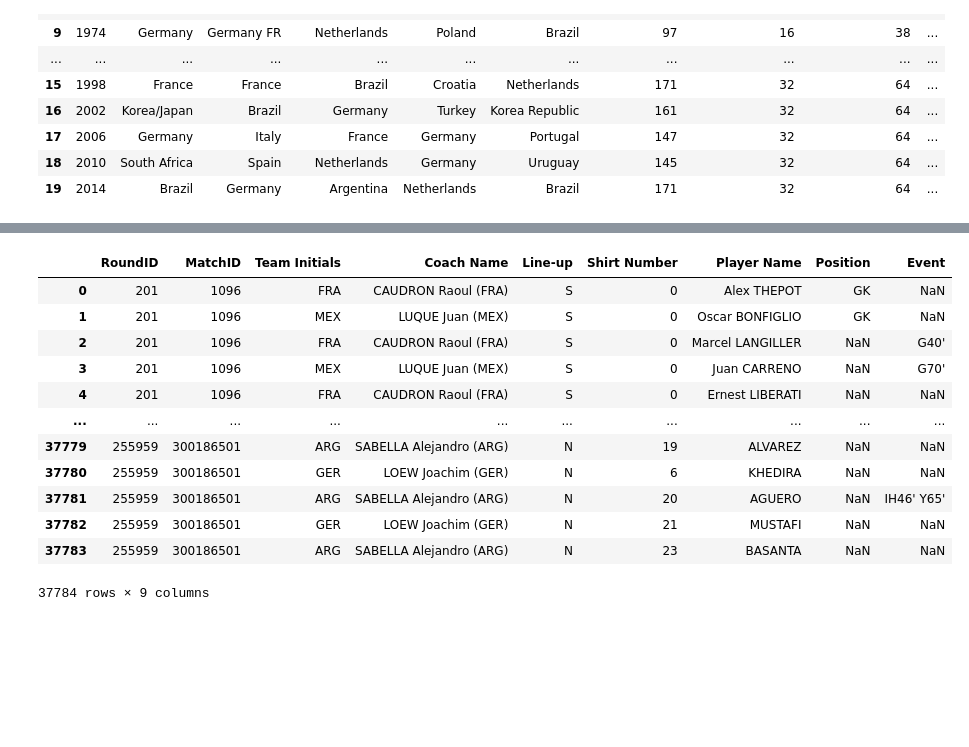
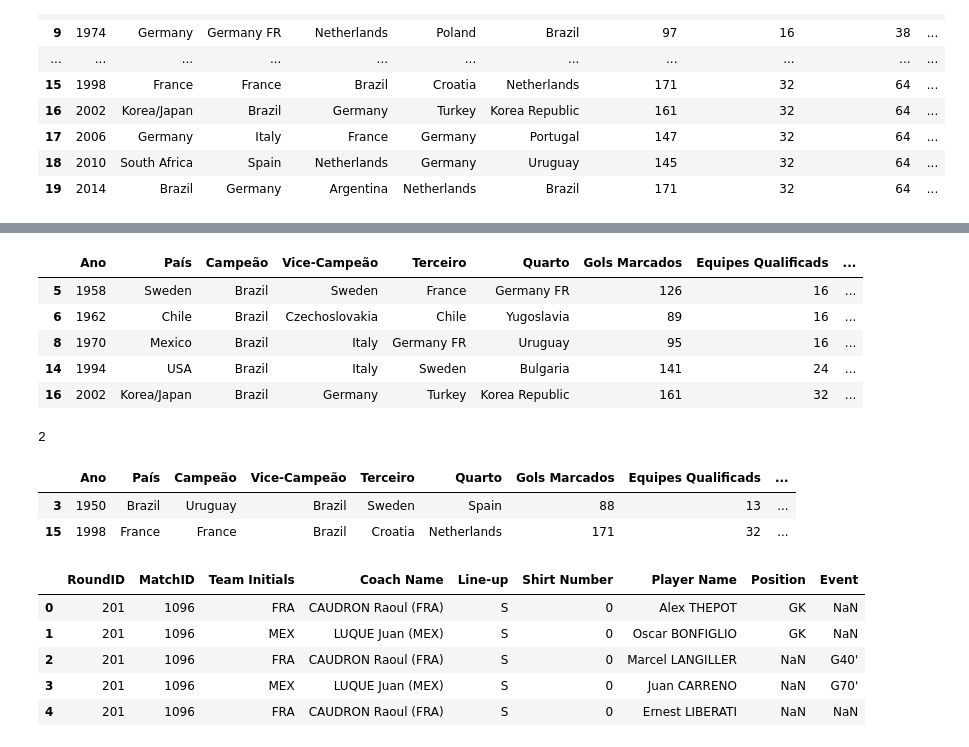
Before and after one commit to osantoschris/projeto-final-tec-programacao, a Jupyter notebook: crtavares.ipynb, the cells around one changed output, grey strips where cells are left out. Saved outputs shown, nothing was run; the diff lists cells and outputs as text; code cells hidden in the pictures; blank space fills up the shorter version.

```diff
--- a/crtavares.ipynb
+++ b/crtavares.ipynb
@@ -46,19 +81,34 @@ dtype: float64
+# %%
+# Quais copas o brasil foi campeão
+df.loc[df['Campeão']=='Brazil']
+# %% [output]
+|  | Ano | País | Campeão | Vice-Campeão | Terceiro | Quarto | Gols Marcados | Equipes Qualificads | ... |
+| 5 | 1958 | Sweden | Brazil | Sweden | France | Germany FR | 126 | 16 | ... |
+| 6 | 1962 | Chile | Brazil | Czechoslovakia | Chile | Yugoslavia | 89 | 16 | ... |
+| 8 | 1970 | Mexico | Brazil | Italy | Germany FR | Uruguay | 95 | 16 | ... |
+| 14 | 1994 | USA | Brazil | Italy | Sweden | Bulgaria | 141 | 24 | ... |
+| 16 | 2002 | Korea/Japan | Brazil | Germany | Turkey | Korea Republic | 161 | 32 | ... |
+# %%
+# QUANTAS VEZES O BRASIL FOI VICE-CAMPEÃO
+df.value_counts(['Vice-Campeão'])['Brazil']
+# %% [output]
+2
+# %%
+# Quais os anos o Brasil foi Vice-Campeão
+df.loc[df['Vice-Campeão']=='Brazil']
+# %% [output]
+|  | Ano | País | Campeão | Vice-Campeão | Terceiro | Quarto | Gols Marcados | Equipes Qualificads | ... |
+| 3 | 1950 | Brazil | Uruguay | Brazil | Sweden | Spain | 88 | 13 | ... |
+| 15 | 1998 | France | France | Brazil | Croatia | Netherlands | 171 | 32 | ... |
 # %%
 import pandas as pd
 
 df1 = pd.read_csv('worldCupPlayers.csv', sep=',')
-df1
+df1.head()
 # %% [output]
 |  | RoundID | MatchID | Team Initials | Coach Name | Line-up | Shirt Number | Player Name | Position | Event |
 | 0 | 201 | 1096 | FRA | CAUDRON Raoul (FRA) | S | 0 | Alex THEPOT | GK | NaN |
 | 1 | 201 | 1096 | MEX | LUQUE Juan (MEX) | S | 0 | Oscar BONFIGLIO | GK | NaN |
 | 2 | 201 | 1096 | FRA | CAUDRON Raoul (FRA) | S | 0 | Marcel LANGILLER | NaN | G40' |
 | 3 | 201 | 1096 | MEX | LUQUE Juan (MEX) | S | 0 | Juan CARRENO | NaN | G70' |
 | 4 | 201 | 1096 | FRA | CAUDRON Raoul (FRA) | S | 0 | Ernest LIBERATI | NaN | NaN |
-| ... | ... | ... | ... | ... | ... | ... | ... | ... | ... |
-| 37779 | 255959 | 300186501 | ARG | SABELLA Alejandro (ARG) | N | 19 | ALVAREZ | NaN | NaN |
-| 37780 | 255959 | 300186501 | GER | LOEW Joachim (GER) | N | 6 | KHEDIRA | NaN | NaN |
-| 37781 | 255959 | 300186501 | ARG | SABELLA Alejandro (ARG) | N | 20 | AGUERO | NaN | IH46' Y65' |
-| 37782 | 255959 | 300186501 | GER | LOEW Joachim (GER) | N | 21 | MUSTAFI | NaN | NaN |
-| 37783 | 255959 | 300186501 | ARG | SABELLA Alejandro (ARG) | N | 23 | BASANTA | NaN | NaN |
-37784 rows × 9 columns
```
Also changed, not shown: parts of 14 cells of this notebook.
